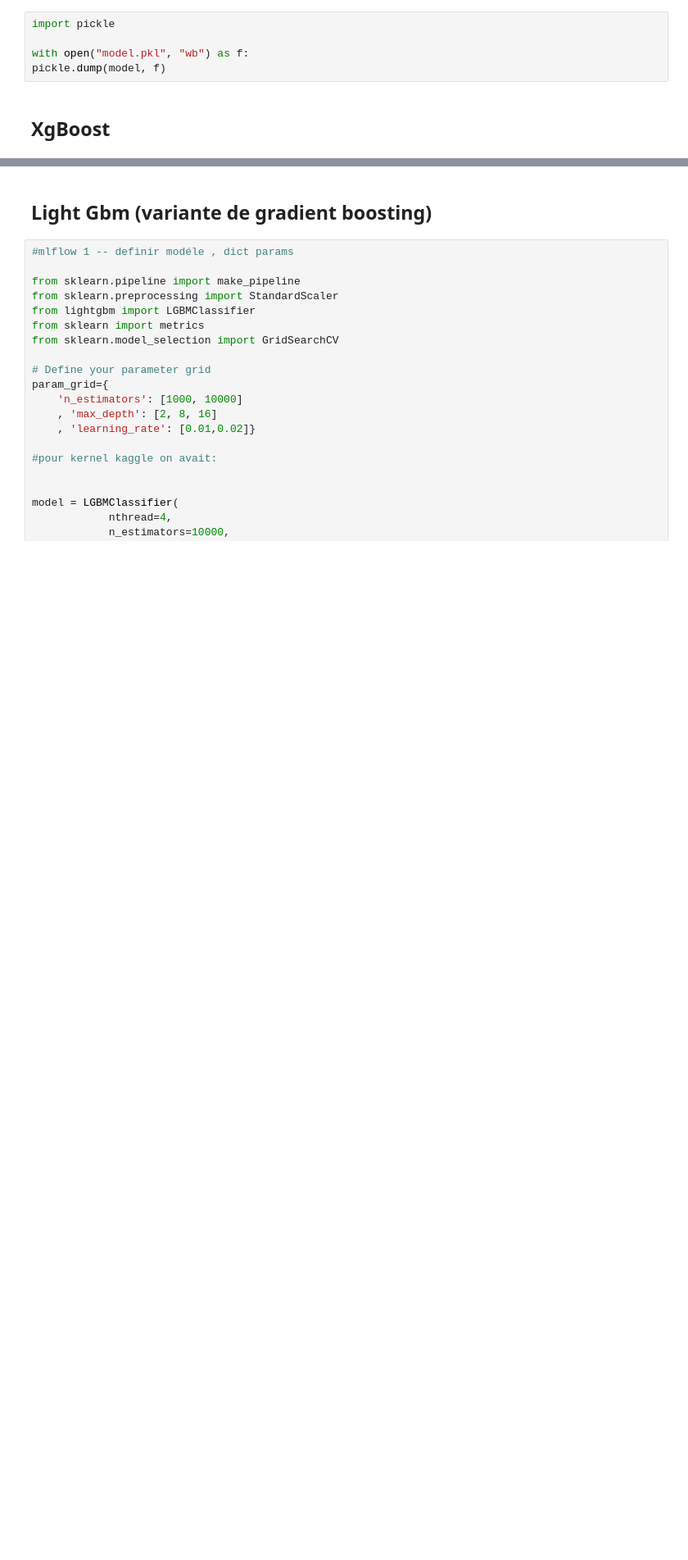
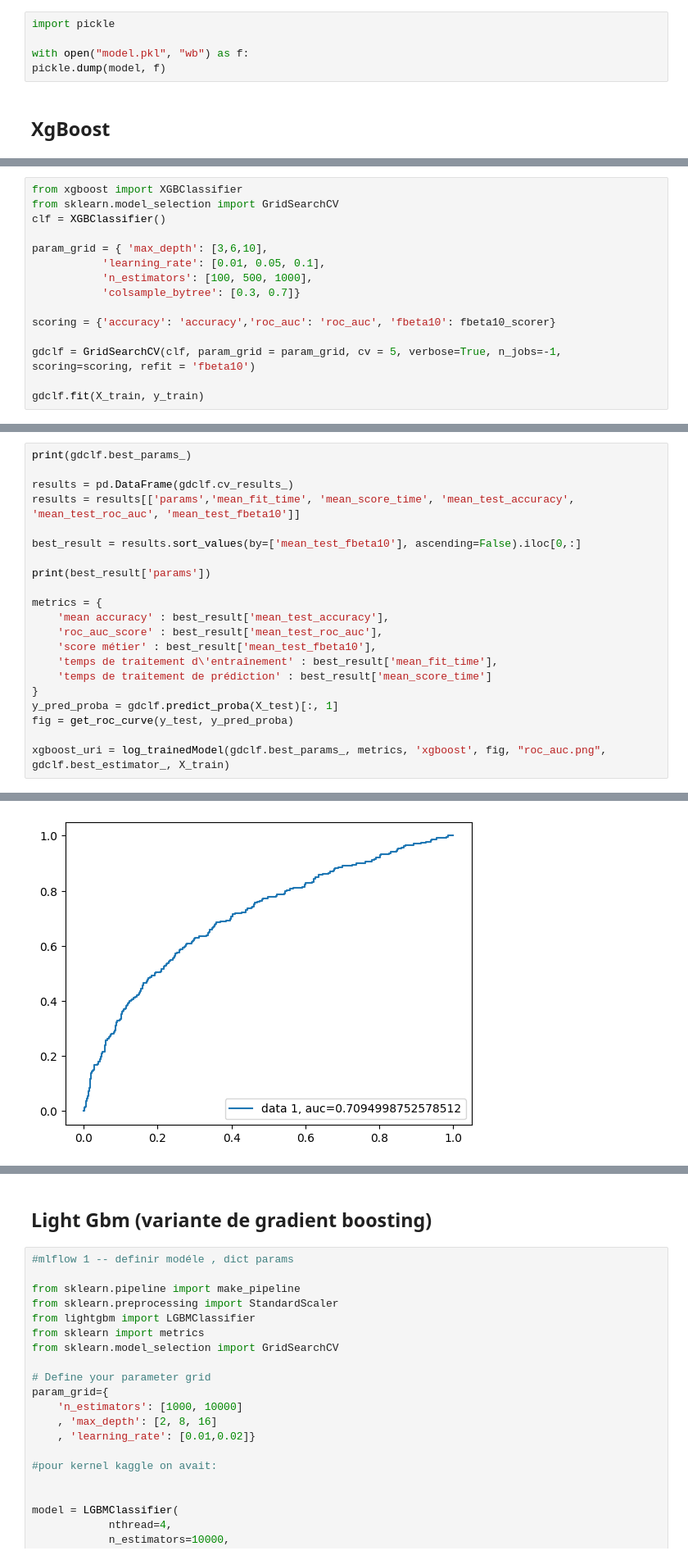
Before and after one commit to erwanpgl/OpenclassroomsCreditScoring, a Jupyter notebook: modelisations/Lucas_Erwan_2_notebook_modélisation_052024.ipynb, the cells around one changed output, grey strips where cells are left out. Shown at 82% size. Saved outputs shown, nothing was run; the diff lists cells and outputs as text; blank space fills up the shorter version.

```diff
--- a/modelisations/Lucas_Erwan_2_notebook_modélisation_052024.ipynb
+++ b/modelisations/Lucas_Erwan_2_notebook_modélisation_052024.ipynb
@@ -1587,0 +1887,15 @@ XGBoostError: [11:26:27] C:\buildkite-agent\builds\buildkite-windows-cpu-autosca
+# %%
+from xgboost import XGBClassifier
+from sklearn.model_selection import GridSearchCV
+clf = XGBClassifier()
+
+param_grid = { 'max_depth': [3,6,10],
+           'learning_rate': [0.01, 0.05, 0.1],
+           'n_estimators': [100, 500, 1000],
+           'colsample_bytree': [0.3, 0.7]}
+
+scoring = {'accuracy': 'accuracy','roc_auc': 'roc_auc', 'fbeta10': fbeta10_scorer}
+
+gdclf = GridSearchCV(clf, param_grid = param_grid, cv = 5, verbose=True, n_jobs=-1, scoring=scoring, refit = 'fbeta10')
+
+gdclf.fit(X_train, y_train)
@@ -1587,0 +1907,22 @@ XGBoostError: [11:26:27] C:\buildkite-agent\builds\buildkite-windows-cpu-autosca
+# %%
+print(gdclf.best_params_)
+
+results = pd.DataFrame(gdclf.cv_results_)
+results = results[['params','mean_fit_time', 'mean_score_time', 'mean_test_accuracy', 'mean_test_roc_auc', 'mean_test_fbeta10']]
+
+best_result = results.sort_values(by=['mean_test_fbeta10'], ascending=False).iloc[0,:]
+
+print(best_result['params'])
+
+metrics = {
+    'mean accuracy' : best_result['mean_test_accuracy'],
+    'roc_auc_score' : best_result['mean_test_roc_auc'],
+    'score métier' : best_result['mean_test_fbeta10'],
+    'temps de traitement d\'entraînement' : best_result['mean_fit_time'],
+    'temps de traitement de prédiction' : best_result['mean_score_time']
+}
+y_pred_proba = gdclf.predict_proba(X_test)[:, 1]
+fig = get_roc_curve(y_test, y_pred_proba)
+
+xgboost_uri = log_trainedModel(gdclf.best_params_, metrics, 'xgboost', fig, "roc_auc.png", gdclf.best_estimator_, X_train)
+# %% [output]
@@ -1587,0 +1934 @@ XGBoostError: [11:26:27] C:\buildkite-agent\builds\buildkite-windows-cpu-autosca
+[figure, added]
```
Also changed, not shown: parts of 67 cells of this notebook, 22 other files.
